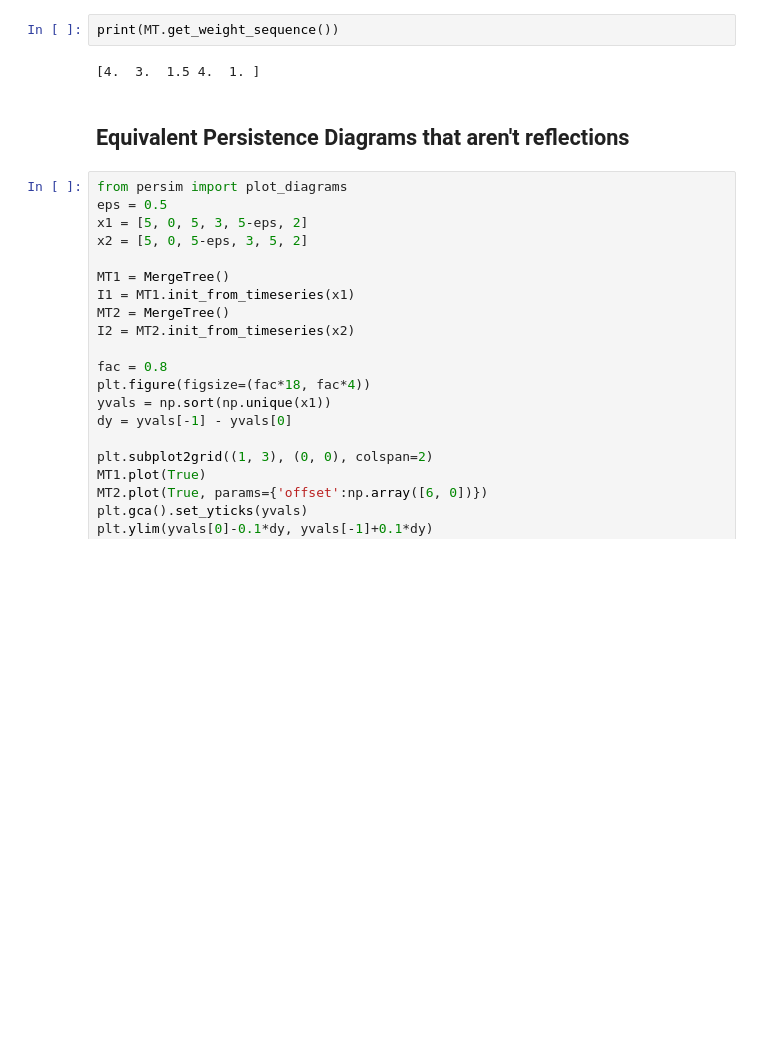
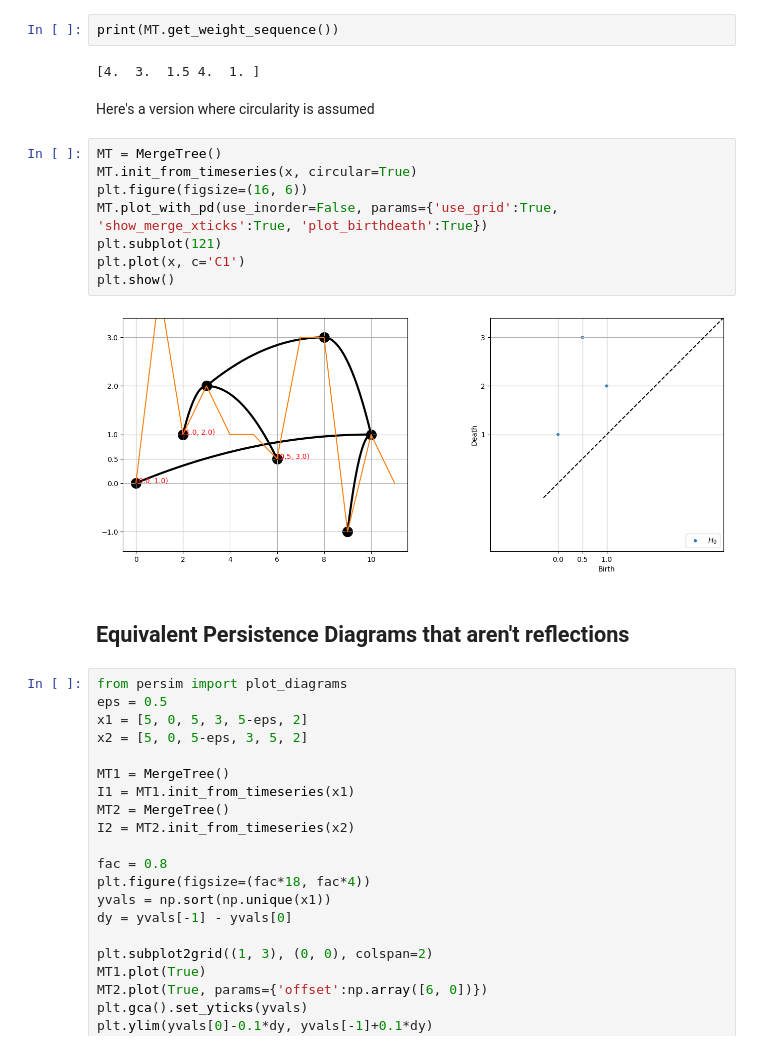
Before and after one commit to UrsinusREU2022MergeTrees/MergeTrees, a Jupyter notebook: notebooks/MergeTreeBasics.ipynb, the cells around one changed output. Cells and saved outputs as stored; diff of their text form; blank space fills up the shorter version.

Commit message:
Allowing building merge trees on circular domains

```diff
--- a/notebooks/MergeTreeBasics.ipynb
+++ b/notebooks/MergeTreeBasics.ipynb
@@ -33,6 +33,18 @@ One can compute the weight sequence conveniently from a method
 print(MT.get_weight_sequence())
 # %% [output]
 [4.  3.  1.5 4.  1. ]
+# %% [markdown]
+Here's a version where circularity is assumed
+# %%
+MT = MergeTree()
+MT.init_from_timeseries(x, circular=True)
+plt.figure(figsize=(16, 6))
+MT.plot_with_pd(use_inorder=False, params={'use_grid':True, 'show_merge_xticks':True, 'plot_birthdeath':True})
+plt.subplot(121)
+plt.plot(x, c='C1')
+plt.show()
+# %% [output]
+[figure, added]
 # %% [markdown]
 ## Equivalent Persistence Diagrams that aren't reflections
 # %%
```
Also changed, not shown: parts of 2 cells of this notebook, 1 other file.
